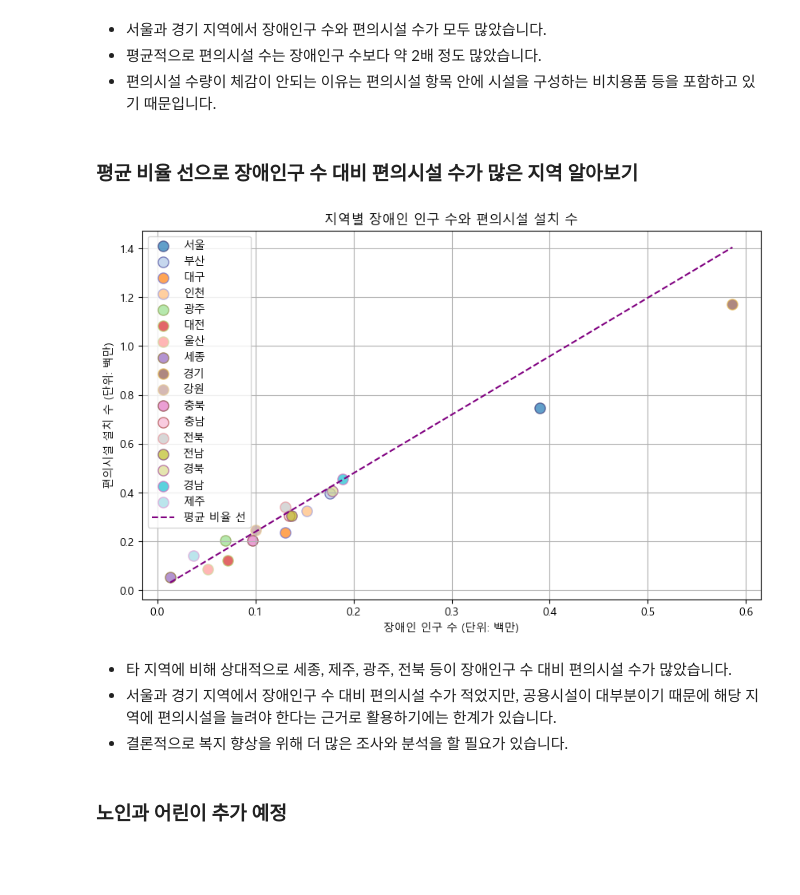
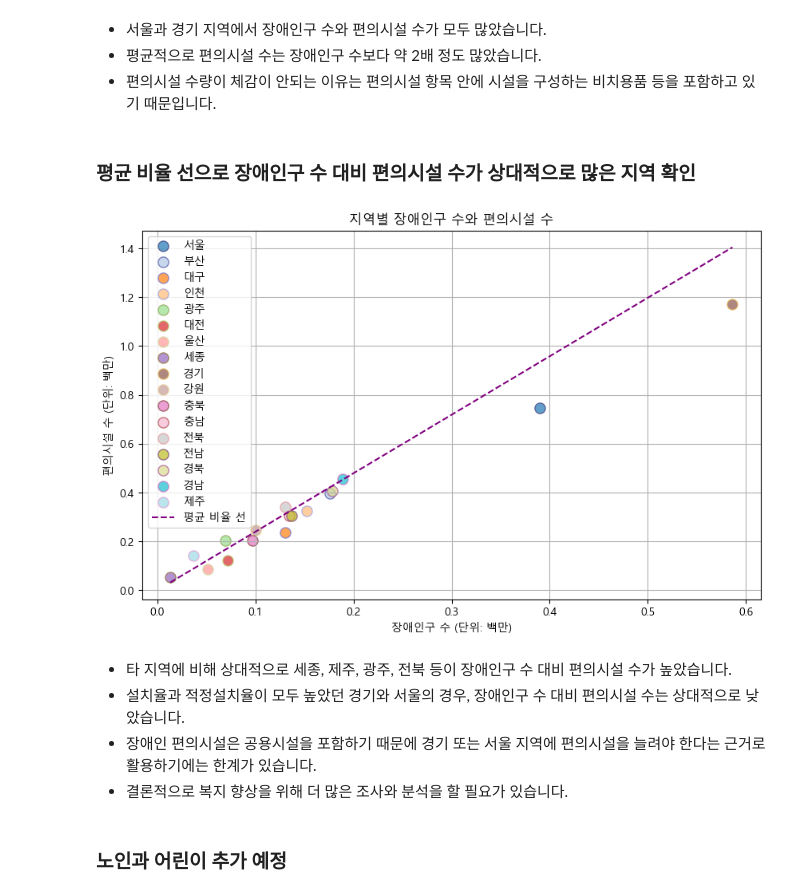
Before and after one commit to sjunc/2024-DA-Team, a Jupyter notebook: 분석 파일/kbs-kbs-DA.ipynb, the cells around one changed output. Cells and saved outputs as stored; diff of their text form; code cells hidden in the pictures; blank space fills up the shorter version.

```diff
--- a/분석 파일/kbs-kbs-DA.ipynb
+++ b/분석 파일/kbs-kbs-DA.ipynb
@@ -83,0 +84,18 @@ plt.show()
+# %%
+import seaborn as sns
+
+inst_rate = [float(row[4].replace('%', '')) for row in inst_status_pwd_2023[1:-1]]
+appropriate_inst_rate = [float(row[6].replace('%', '')) for row in inst_status_pwd_2023[1:-1]]
+
+# 히트맵 데이터 생성
+data = np.array([inst_rate, appropriate_inst_rate])
+labels = ['설치율', '적정설치율']
+
+# 히트맵 그리기
+fig, ax = plt.subplots(figsize=(12, 4))
+
+sns.heatmap(data, annot=True, fmt=".1f", cmap="YlGnBu", xticklabels=regions, yticklabels=labels, ax=ax, cbar=False)
+ax.set_xlabel('지역')
+ax.set_ylabel('항목 (단위: %)')
+ax.set_title('지역별 설치율 및 적정설치율 히트맵')
+plt.show()
@@ -144,40 +169,41 @@ plt.show()
 - 평균적으로 편의시설 수는 장애인구 수보다 약 2배 정도 많았습니다.
 - 편의시설 수량이 체감이 안되는 이유는 편의시설 항목 안에 시설을 구성하는 비치용품 등을 포함하고 있기 때문입니다.
 # %% [markdown]
-### 평균 비율 선으로 장애인구 수 대비 편의시설 수가 많은 지역 알아보기
+### 평균 비율 선으로 장애인구 수 대비 편의시설 수가 상대적으로 많은 지역 확인
 # %%
 import numpy as np
 
 regions = [row[0] for row in inst_status_pwd_2023[1:-1]]
 installations = [int(row[3]) / 1e6 for row in inst_status_pwd_2023[1:-1]]
 population = [int(row[1]) / 1e6 for row in pwd_2023[2:]]
 
 # 색상 지정
 face_colors = plt.cm.tab20(np.linspace(0, 1, len(regions)))
 edge_colors = plt.cm.tab20b(np.linspace(0, 1, len(regions)))
 
 # 산점도 그리기
 plt.figure(figsize=(10, 6))
 for i, region in enumerate(regions):
     plt.scatter(population[i], installations[i], color=face_colors[i], edgecolors=edge_colors[i], label=region, alpha=0.7, s=90)
 
 # 평균 비율 계산
 mean_ratio = np.mean([installations[i] / population[i] for i in range(len(regions))])
 x_vals = np.linspace(min(population), max(population), 100)
 y_vals = mean_ratio * x_vals
 plt.plot(x_vals, y_vals, color='purple', linestyle='--', label='평균 비율 선')
 
-plt.xlabel('장애인 인구 수 (단위: 백만)')
-plt.ylabel('편의시설 설치 수 (단위: 백만)')
-plt.title('지역별 장애인 인구 수와 편의시설 설치 수')
+plt.xlabel('장애인구 수 (단위: 백만)')
+plt.ylabel('편의시설 수 (단위: 백만)')
+plt.title('지역별 장애인구 수와 편의시설 수')
 plt.legend()
 plt.grid(True)
 plt.show()
 # %% [output]
-[figure, old version]
+[figure, new version]
 # %% [markdown]
-- 타 지역에 비해 상대적으로 세종, 제주, 광주, 전북 등이 장애인구 수 대비 편의시설 수가 많았습니다.
-- 서울과 경기 지역에서 장애인구 수 대비 편의시설 수가 적었지만, 공용시설이 대부분이기 때문에 해당 지역에 편의시설을 늘려야 한다는 근거로 활용하기에는 한계가 있습니다.
+- 타 지역에 비해 상대적으로 세종, 제주, 광주, 전북 등이 장애인구 수 대비 편의시설 수가 높았습니다.
+- 설치율과 적정설치율이 모두 높았던 경기와 서울의 경우, 장애인구 수 대비 편의시설 수는 상대적으로 낮았습니다.
+- 장애인 편의시설은 공용시설을 포함하기 때문에 경기 또는 서울 지역에 편의시설을 늘려야 한다는 근거로 활용하기에는 한계가 있습니다.
 - 결론적으로 복지 향상을 위해 더 많은 조사와 분석을 할 필요가 있습니다.
 # %% [markdown]
 ### 노인과 어린이 추가 예정
```
Also changed, not shown: parts of 11 cells of this notebook.
